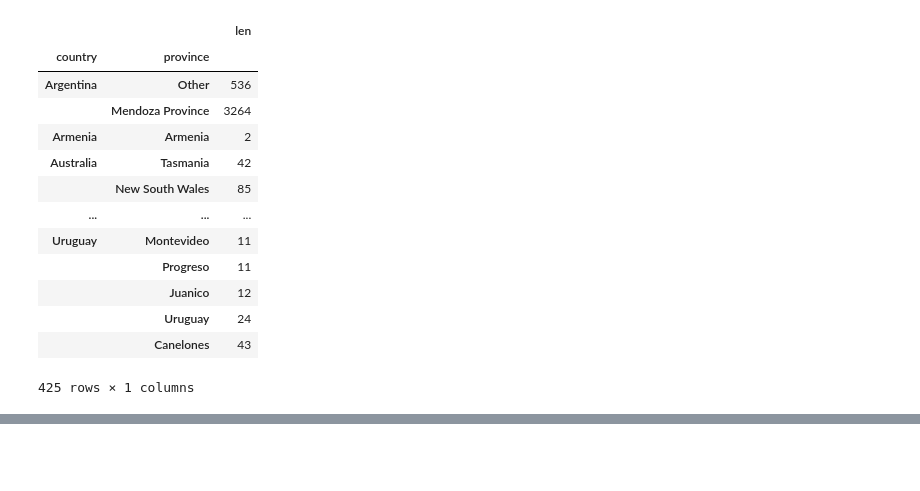
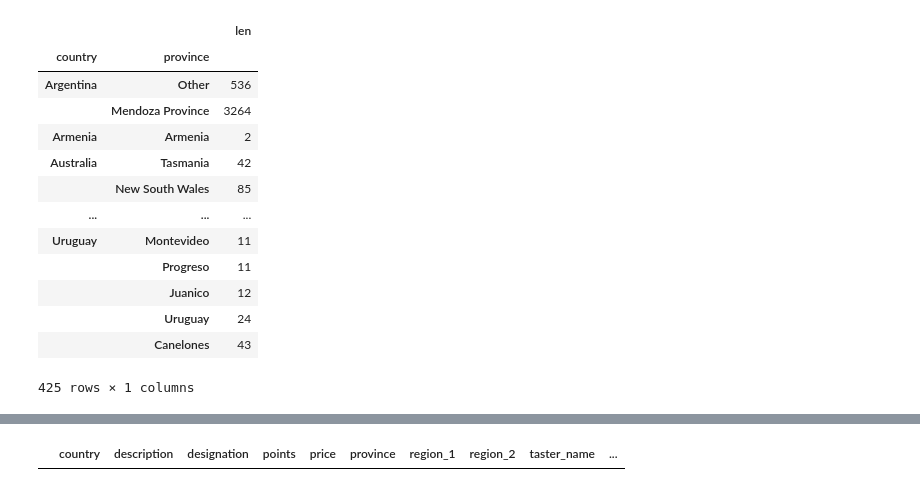
Before and after one commit to Govind-Patwal/My_Testing_Corner_at_GitHub, a Jupyter notebook: KaggleCourse/Pandas/Untitled.ipynb, the cells around one changed output, grey strips where cells are left out. Cells and saved outputs as stored; diff of their text form; code cells hidden in the pictures; blank space fills up the shorter version.

```diff
--- a/KaggleCourse/Pandas/Untitled.ipynb
+++ b/KaggleCourse/Pandas/Untitled.ipynb
@@ -210,0 +248,2 @@ reviews.groupby(['country', 'province']).description.agg([len]).sort_values(by=[
+# %%
+reviews['new_index'] = reviews['index']*2
@@ -210,0 +304,2 @@ reviews.groupby(['country', 'province']).description.agg([len]).sort_values(by=[
+# %%
+reviews = reviews[pd.isnull(reviews['designation'])].dropna()
@@ -210,0 +324,4 @@ reviews.groupby(['country', 'province']).description.agg([len]).sort_values(by=[
+# %%
+reviews.head()
+# %% [output]
+|  | country | description | designation | points | price | province | region_1 | region_2 | taster_name | ... |
```
Also changed, not shown: parts of 15 cells of this notebook, 1 other file.
